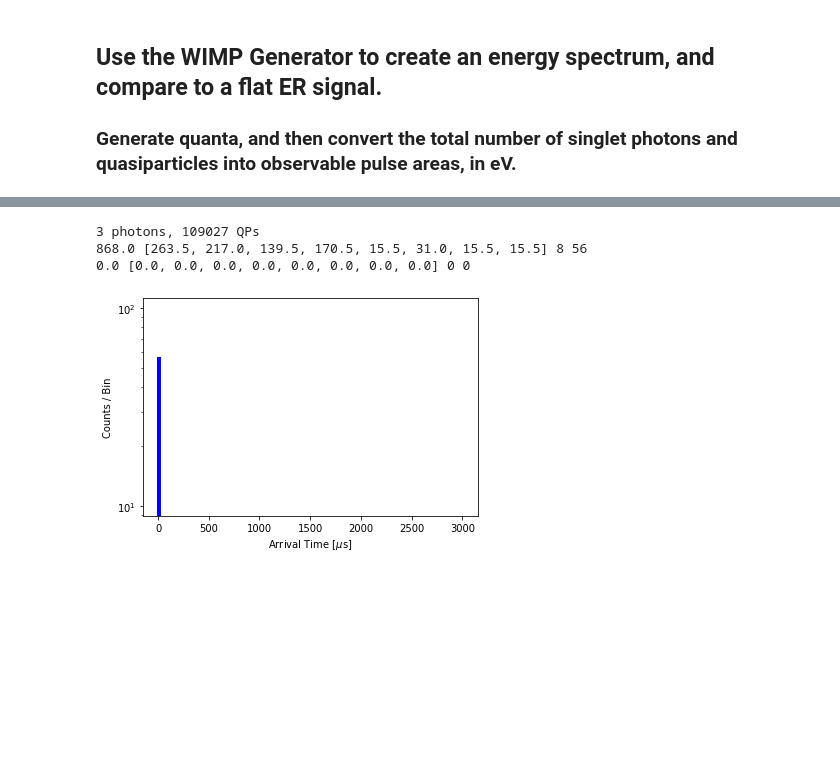
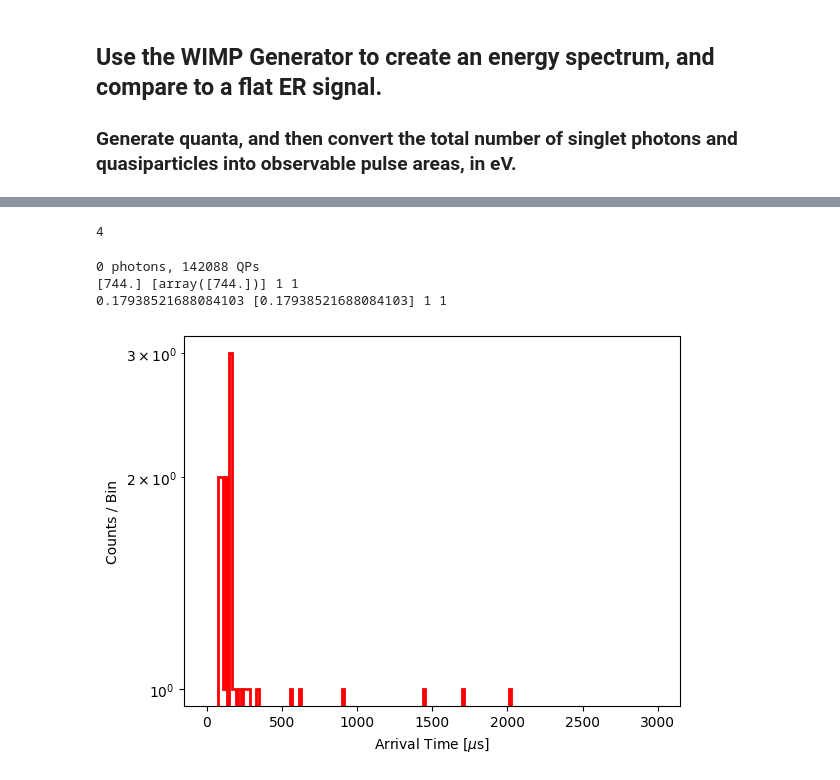
Before and after one commit to spice-herald/HeST, a Jupyter notebook: ExampleUsage.ipynb, the cells around one changed output, grey strips where cells are left out. Drawn from its saved outputs; the diff is of its cells as text; code cells hidden in the pictures; blank space fills up the shorter version.

```diff
--- a/ExampleUsage.ipynb
+++ b/ExampleUsage.ipynb
@@ -10,7 +10,7 @@ import astropy.stats as astat
 # Load the example detector based on the Amherst cell
 # %%
 
-detector = lbl.DetectorExample_LBNL
+detector = examp.DetectorExample_Amherst
 
 
 ph_conditions = detector.get_surface_conditions()
@@ -72,28 +72,33 @@ plt.show()
+# %%
+dummy = np.array([True, True, True, True, False, False, True])
+print(np.argmax(~dummy))
+# %% [output]
+4
 # %%
 %%time
 #Look at arrival times of photons and QPs!
 
 energy = 150 #eV
 q = hest.GetQuanta(energy, "ER")
 
 print("%i photons, %i QPs" % (q.SingletPhotons, q.Quasiparticles))
 
 pos = [0., 0., 1.5]
 useMap = False
-sig = hest.GetSingletSignal(detector, 1000, *pos, useMap=useMap)
+#sig = hest.GetSingletSignal(detector, 1000, *pos, useMap=useMap)
 print( sig.area_eV, sig.chArea_eV, sig.coincidence, len(sig.arrivalTimes_us))
 evap = hest.GetEvaporationSignal( detector, 5000, *pos, useMap=useMap)
 print( evap.area_eV, evap.chArea_eV, evap.coincidence, len(evap.arrivalTimes_us))
 
 
-plt.hist(sig.arrivalTimes_us, bins=200, range=[0, 3000], histtype='step', color='b', lw=2)
+#plt.hist(sig.arrivalTimes_us, bins=200, range=[0, 3000], histtype='step', color='b', lw=2)
 plt.hist(evap.arrivalTimes_us, bins=200, range=[0, 3000], histtype='step', color='r', lw=2)
 plt.yscale('log')
 plt.xlabel(r'Arrival Time [$\mu$s]')
 plt.ylabel('Counts / Bin')
 plt.show()
 # %% [output]
-3 photons, 109027 QPs
-868.0 [263.5, 217.0, 139.5, 170.5, 15.5, 31.0, 15.5, 15.5] 8 56
-0.0 [0.0, 0.0, 0.0, 0.0, 0.0, 0.0, 0.0, 0.0] 0 0
+0 photons, 142088 QPs
+[744.] [array([744.])] 1 1
+0.17938521688084103 [0.17938521688084103] 1 1
-[figure, old version]
+[figure, new version]
```
Also changed, not shown: parts of 5 cells of this notebook, 5 other files.
